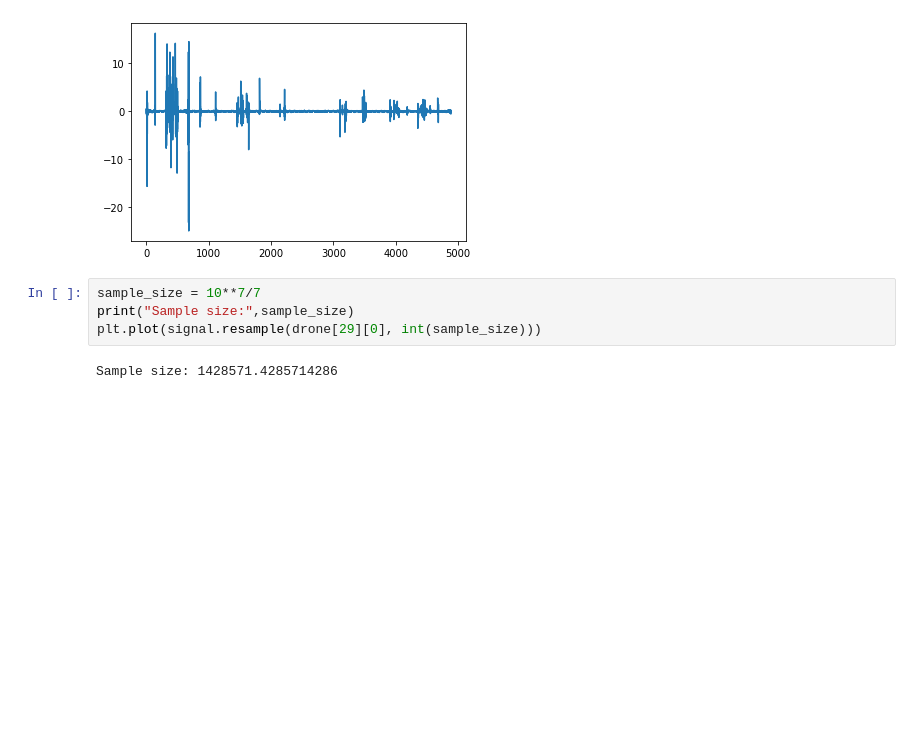
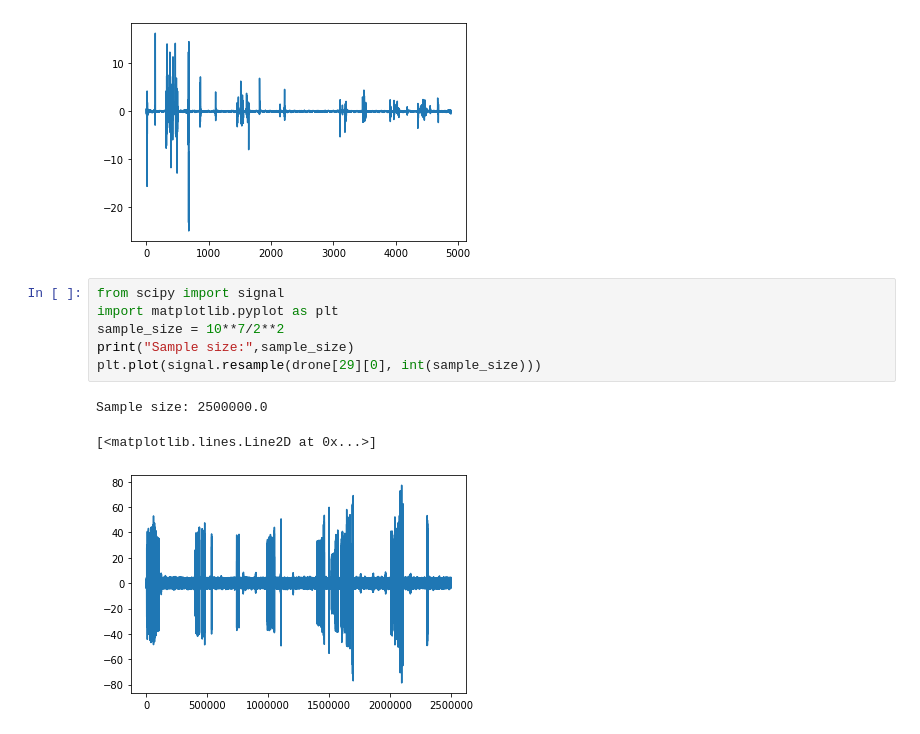
Before and after one commit to nihadern/cam-rf-drone-detection, a Jupyter notebook: Data Parser.ipynb, the cells around one changed output. Saved outputs shown, nothing was run; the diff lists cells and outputs as text; blank space fills up the shorter version.

```diff
--- a/Data Parser.ipynb
+++ b/Data Parser.ipynb
@@ -205,8 +205,12 @@ plt.plot(drone_resampled[4][0])
 [<matplotlib.lines.Line2D at 0x...>]
 [figure]
 # %%
-sample_size = 10**7/7
+from scipy import signal
+import matplotlib.pyplot as plt
+sample_size = 10**7/2**2
 print("Sample size:",sample_size)
 plt.plot(signal.resample(drone[29][0], int(sample_size)))
 # %% [output]
-Sample size: 1428571.4285714286
+Sample size: 2500000.0
+[<matplotlib.lines.Line2D at 0x...>]
+[figure, added]
```
Also changed, not shown: parts of 3 cells of this notebook, 4 other files.
